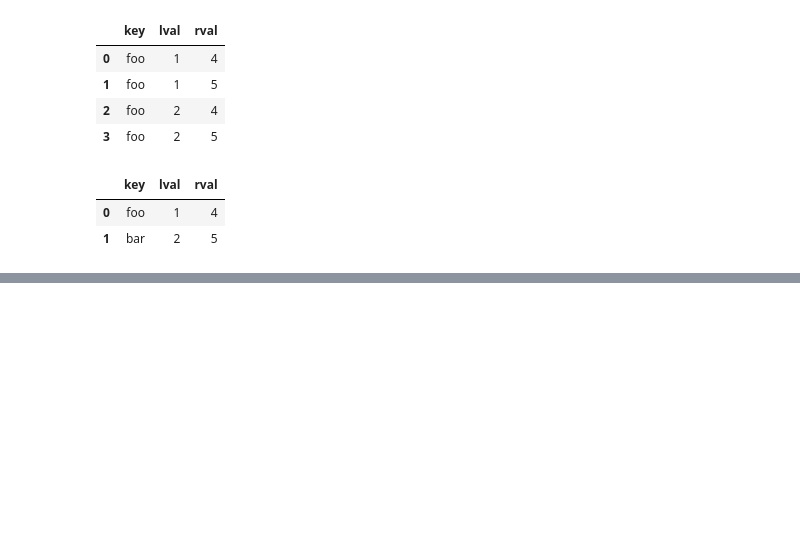
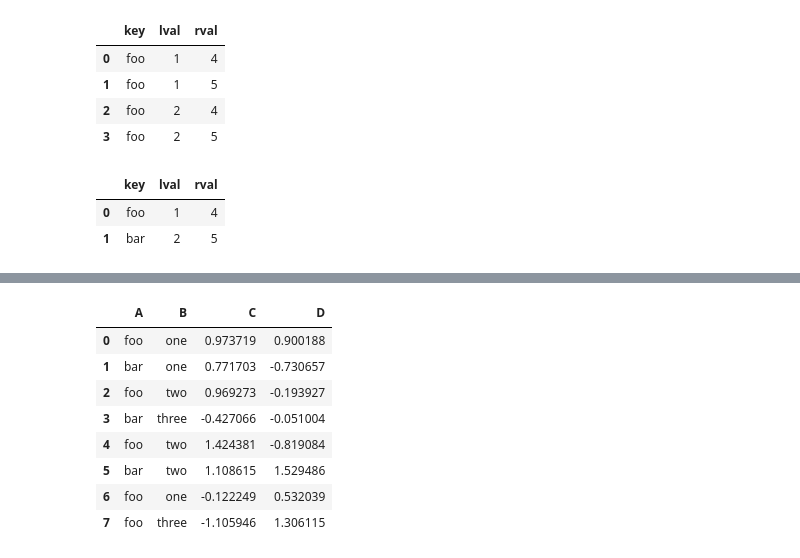
Before and after one commit to heemokyim/dsschool-study-notebook, a Jupyter notebook: 2nd-week-titanic/10min_pandas.ipynb, the cells around one changed output, grey strips where cells are left out. Saved outputs shown, nothing was run; the diff lists cells and outputs as text; code cells hidden in the pictures; blank space fills up the shorter version.

```diff
--- a/2nd-week-titanic/10min_pandas.ipynb
+++ b/2nd-week-titanic/10min_pandas.ipynb
@@ -558,0 +602,18 @@ pd.merge(left, right, on='key')
+# %%
+df = pd.DataFrame({'A' : ['foo', 'bar', 'foo', 'bar',
+                         'foo', 'bar', 'foo', 'foo'],
+                  'B' : ['one', 'one', 'two', 'three',
+                        'two', 'two', 'one', 'three'],
+                  'C' : np.random.randn(8),
+                  'D' : np.random.randn(8)})
+df
+# %% [output]
+|  | A | B | C | D |
+| 0 | foo | one | 0.973719 | 0.900188 |
+| 1 | bar | one | 0.771703 | -0.730657 |
+| 2 | foo | two | 0.969273 | -0.193927 |
+| 3 | bar | three | -0.427066 | -0.051004 |
+| 4 | foo | two | 1.424381 | -0.819084 |
+| 5 | bar | two | 1.108615 | 1.529486 |
+| 6 | foo | one | -0.122249 | 0.532039 |
+| 7 | foo | three | -1.105946 | 1.306115 |
```
Also changed, not shown: parts of 47 cells of this notebook.
